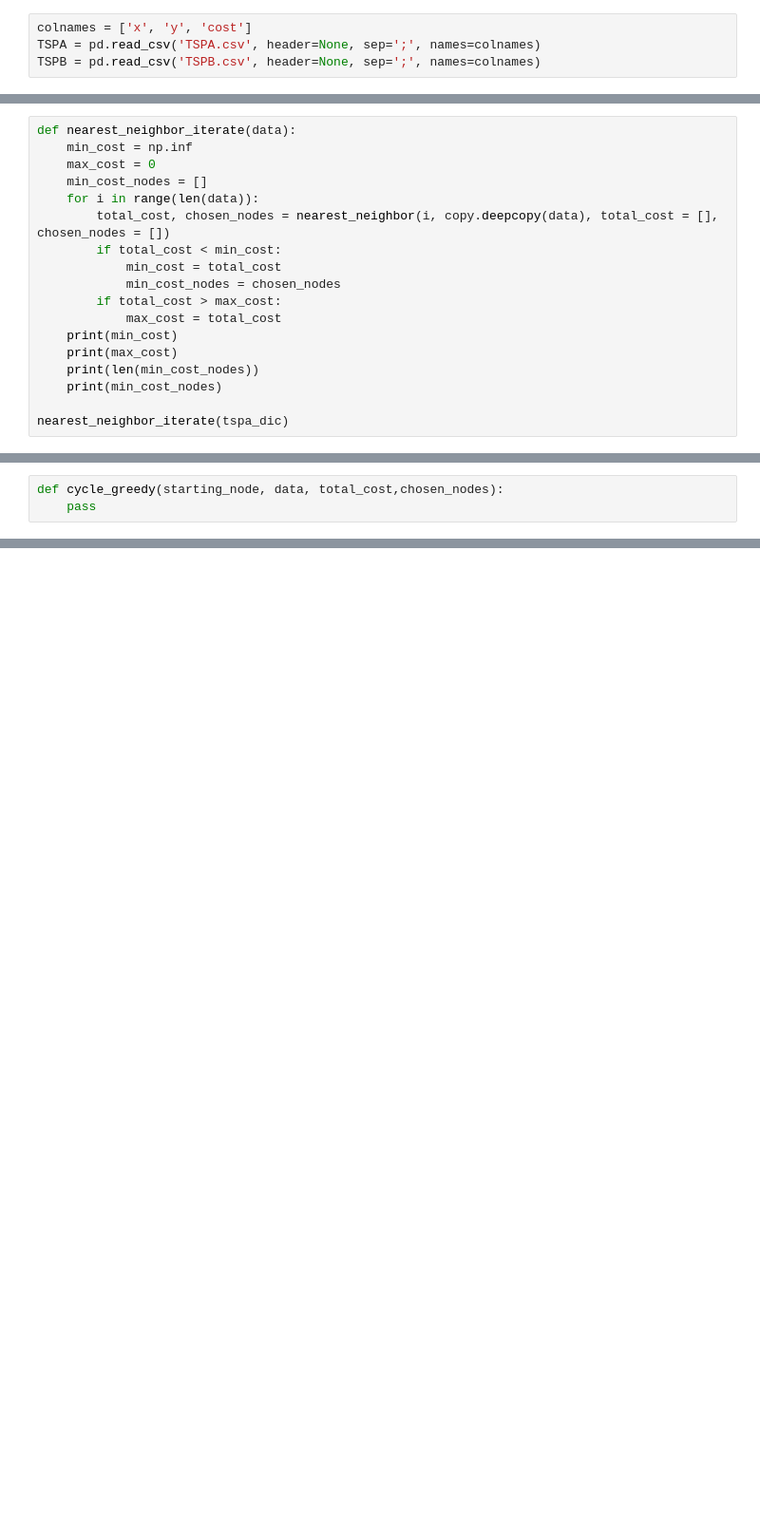
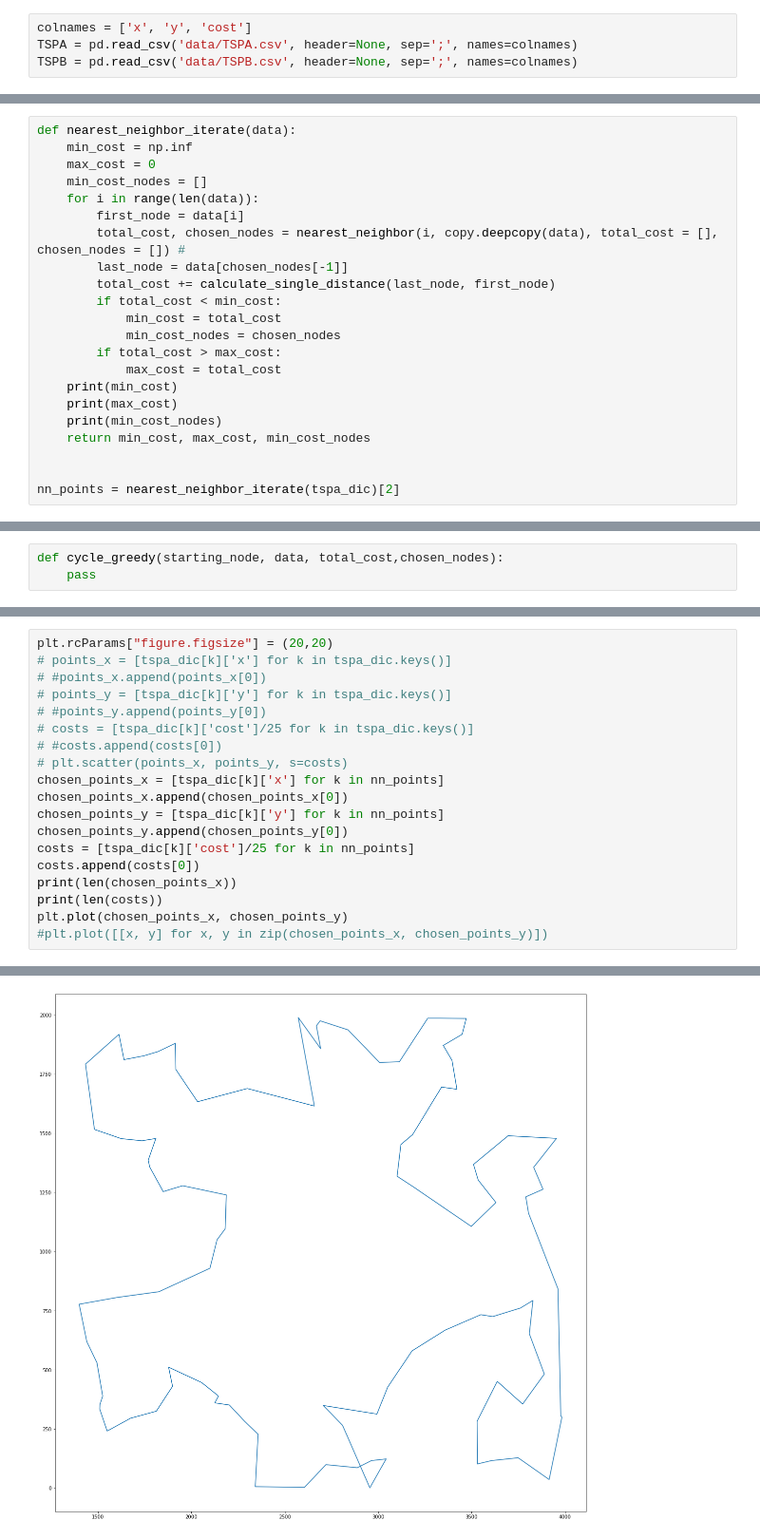
Before and after one commit to CecileDehan/Evolutionary_computation, a Jupyter notebook: Assignment1-GreedyHeuristics/GreedyHeuristics.ipynb, the cells around one changed output, grey strips where cells are left out. Shown: that part at 95% size. Saved outputs shown, nothing was run; the diff lists cells and outputs as text; blank space fills up the shorter version.

Commit message:
Add plot

```diff
--- a/Assignment1-GreedyHeuristics/GreedyHeuristics.ipynb
+++ b/Assignment1-GreedyHeuristics/GreedyHeuristics.ipynb
@@ -35,5 +35,5 @@ time: 268 µs (started: 2022-10-14 13:21:22 +00:00)
 # %%
 colnames = ['x', 'y', 'cost']
-TSPA = pd.read_csv('TSPA.csv', header=None, sep=';', names=colnames)
-TSPB = pd.read_csv('TSPB.csv', header=None, sep=';', names=colnames)
+TSPA = pd.read_csv('data/TSPA.csv', header=None, sep=';', names=colnames)
+TSPB = pd.read_csv('data/TSPB.csv', header=None, sep=';', names=colnames)
 # %% [output]
@@ -137,7 +178,10 @@ def nearest_neighbor_iterate(data):
     max_cost = 0
     min_cost_nodes = []
     for i in range(len(data)):
-        total_cost, chosen_nodes = nearest_neighbor(i, copy.deepcopy(data), total_cost = [], chosen_nodes = [])
+        first_node = data[i]
+        total_cost, chosen_nodes = nearest_neighbor(i, copy.deepcopy(data), total_cost = [], chosen_nodes = []) #
+        last_node = data[chosen_nodes[-1]]
+        total_cost += calculate_single_distance(last_node, first_node)
         if total_cost < min_cost:
             min_cost = total_cost
             min_cost_nodes = chosen_nodes
@@ -145,8 +189,9 @@ def nearest_neighbor_iterate(data):
             max_cost = total_cost
     print(min_cost)
     print(max_cost)
-    print(len(min_cost_nodes))
     print(min_cost_nodes)
+    return min_cost, max_cost, min_cost_nodes
 
-nearest_neighbor_iterate(tspa_dic)
+
+nn_points = nearest_neighbor_iterate(tspa_dic)[2]
 # %% [output]
@@ -160,0 +226,20 @@ def cycle_greedy(starting_node, data, total_cost,chosen_nodes):
+# %%
+plt.rcParams["figure.figsize"] = (20,20)
+# points_x = [tspa_dic[k]['x'] for k in tspa_dic.keys()]
+# #points_x.append(points_x[0])
+# points_y = [tspa_dic[k]['y'] for k in tspa_dic.keys()]
+# #points_y.append(points_y[0])
+# costs = [tspa_dic[k]['cost']/25 for k in tspa_dic.keys()]
+# #costs.append(costs[0])
+# plt.scatter(points_x, points_y, s=costs)
+chosen_points_x = [tspa_dic[k]['x'] for k in nn_points]
+chosen_points_x.append(chosen_points_x[0])
+chosen_points_y = [tspa_dic[k]['y'] for k in nn_points]
+chosen_points_y.append(chosen_points_y[0])
+costs = [tspa_dic[k]['cost']/25 for k in nn_points]
+costs.append(costs[0])
+print(len(chosen_points_x))
+print(len(costs))
+plt.plot(chosen_points_x, chosen_points_y)
+#plt.plot([[x, y] for x, y in zip(chosen_points_x, chosen_points_y)])
+# %% [output]
@@ -160,0 +249 @@ def cycle_greedy(starting_node, data, total_cost,chosen_nodes):
+[figure, added]
```
Also changed, not shown: parts of 16 cells of this notebook.
